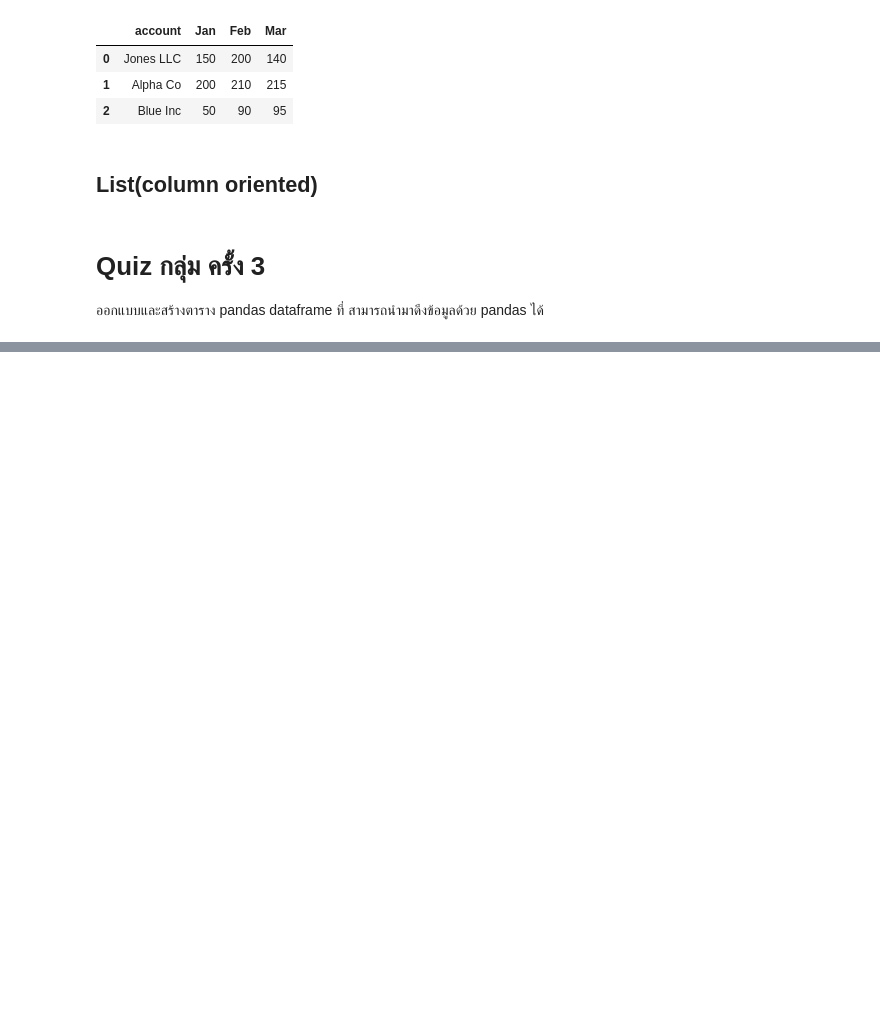
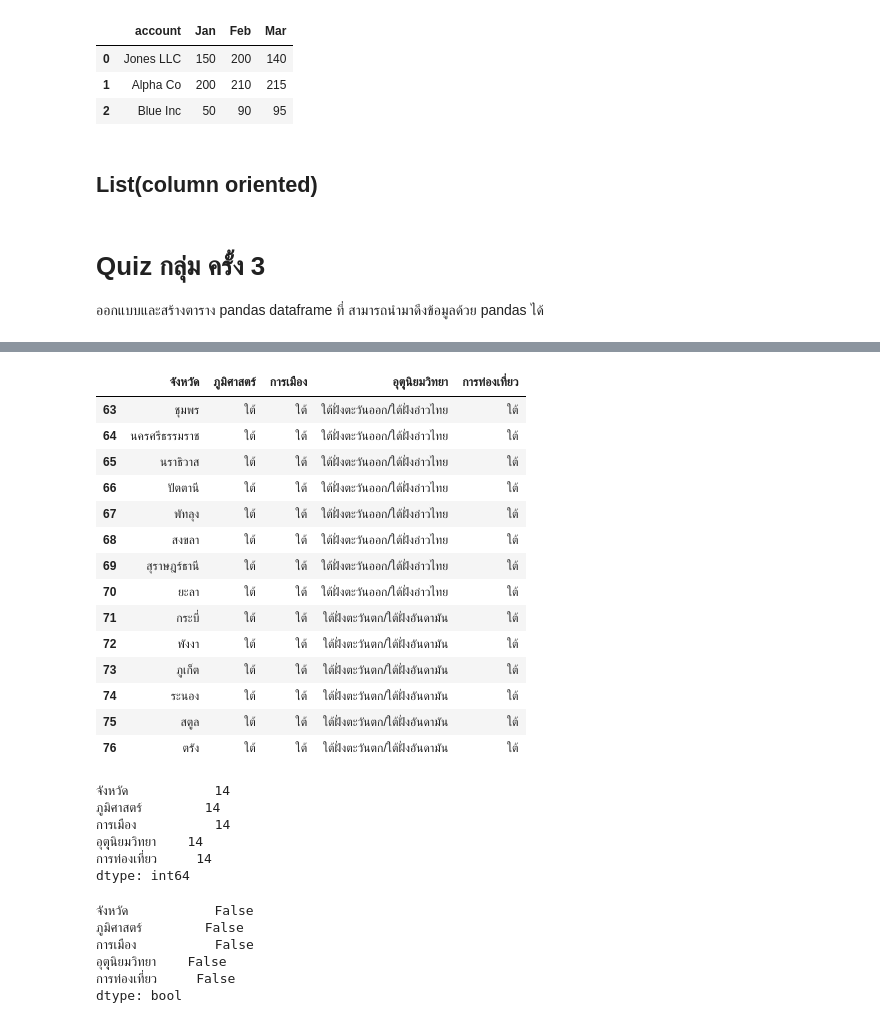
Before and after one commit to Gcpppinpak/data_viz_2022, a Jupyter notebook: Pandas102.ipynb, the cells around one changed output, grey strips where cells are left out. Drawn from its saved outputs; the diff is of its cells as text; code cells hidden in the pictures; blank space fills up the shorter version.

```diff
--- a/Pandas102.ipynb
+++ b/Pandas102.ipynb
@@ -444,0 +514,37 @@ df4
+# %%
+count_data = df4[df4['การท่องเที่ยว'] == 'ใต้']  # แสดง จังหวัดที่อยู่ใน 5 ภูมิภาคการท่องเที่ยว ที่อยู่ภาคใต้
+count_data
+# %% [output]
+|  | จังหวัด | ภูมิศาสตร์ | การเมือง | อุตุุนิยมวิทยา | การท่องเที่ยว |
+| 63 | ชุมพร | ใต้ | ใต้ | ใต้ฝั่งตะวันออก/ใต้ฝั่งอ่าวไทย | ใต้ |
+| 64 | นครศรีธรรมราช | ใต้ | ใต้ | ใต้ฝั่งตะวันออก/ใต้ฝั่งอ่าวไทย | ใต้ |
+| 65 | นราธิวาส | ใต้ | ใต้ | ใต้ฝั่งตะวันออก/ใต้ฝั่งอ่าวไทย | ใต้ |
+| 66 | ปัตตานี | ใต้ | ใต้ | ใต้ฝั่งตะวันออก/ใต้ฝั่งอ่าวไทย | ใต้ |
+| 67 | พัทลุง | ใต้ | ใต้ | ใต้ฝั่งตะวันออก/ใต้ฝั่งอ่าวไทย | ใต้ |
+| 68 | สงขลา | ใต้ | ใต้ | ใต้ฝั่งตะวันออก/ใต้ฝั่งอ่าวไทย | ใต้ |
+| 69 | สุราษฎร์ธานี | ใต้ | ใต้ | ใต้ฝั่งตะวันออก/ใต้ฝั่งอ่าวไทย | ใต้ |
+| 70 | ยะลา | ใต้ | ใต้ | ใต้ฝั่งตะวันออก/ใต้ฝั่งอ่าวไทย | ใต้ |
+| 71 | กระบี่ | ใต้ | ใต้ | ใต้ฝั่งตะวันตก/ใต้ฝั่งอันดามัน | ใต้ |
+| 72 | พังงา | ใต้ | ใต้ | ใต้ฝั่งตะวันตก/ใต้ฝั่งอันดามัน | ใต้ |
+| 73 | ภูเก็ต | ใต้ | ใต้ | ใต้ฝั่งตะวันตก/ใต้ฝั่งอันดามัน | ใต้ |
+| 74 | ระนอง | ใต้ | ใต้ | ใต้ฝั่งตะวันตก/ใต้ฝั่งอันดามัน | ใต้ |
+| 75 | สตูล | ใต้ | ใต้ | ใต้ฝั่งตะวันตก/ใต้ฝั่งอันดามัน | ใต้ |
+| 76 | ตรัง | ใต้ | ใต้ | ใต้ฝั่งตะวันตก/ใต้ฝั่งอันดามัน | ใต้ |
+# %%
+count_data.count()
+# %% [output]
+จังหวัด           14
+ภูมิศาสตร์        14
+การเมือง          14
+อุตุุนิยมวิทยา    14
+การท่องเที่ยว     14
+dtype: int64
+# %%
+count_data.isnull().any()  #เช็คดูค่าว่าง พบว่ามันว่างเพราะ เป็นตัวอักษร
+# %% [output]
+จังหวัด           False
+ภูมิศาสตร์        False
+การเมือง          False
+อุตุุนิยมวิทยา    False
+การท่องเที่ยว     False
+dtype: bool
```
Also changed, not shown: parts of 6 cells of this notebook.
